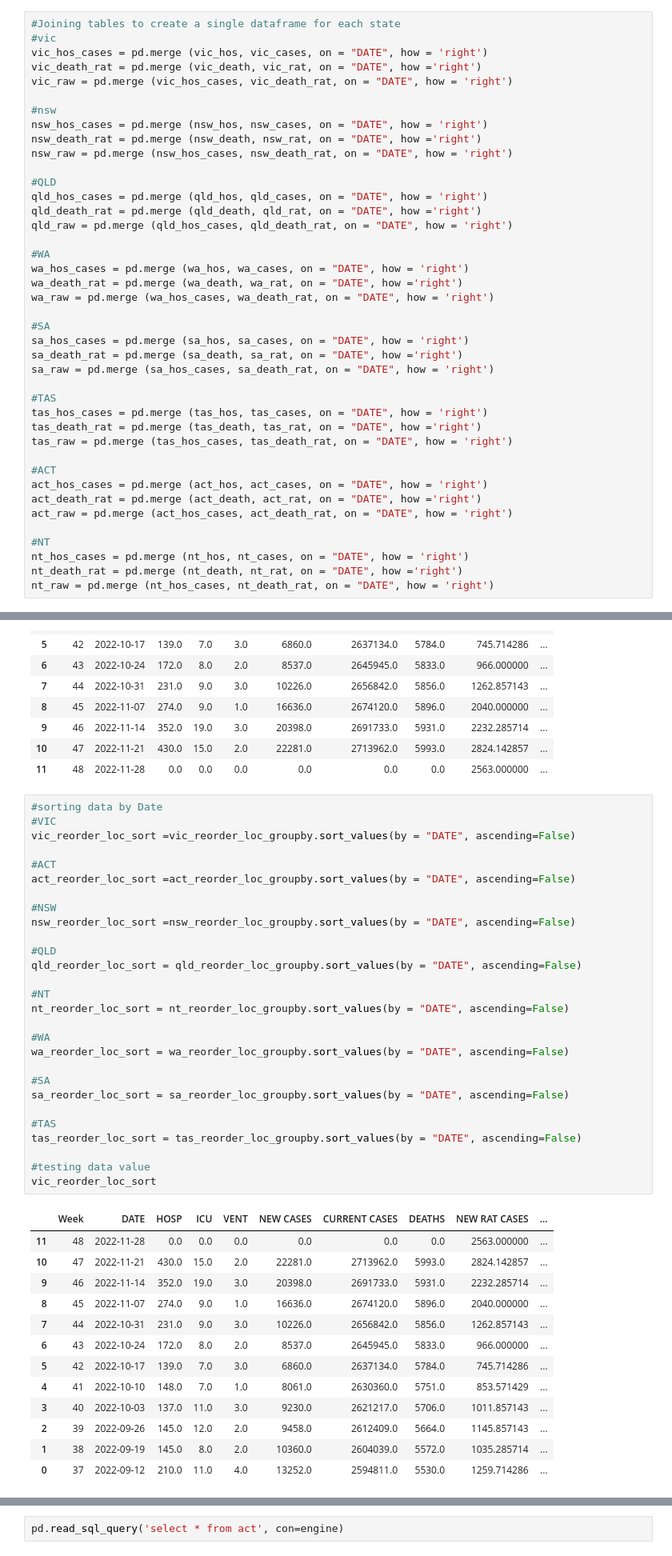
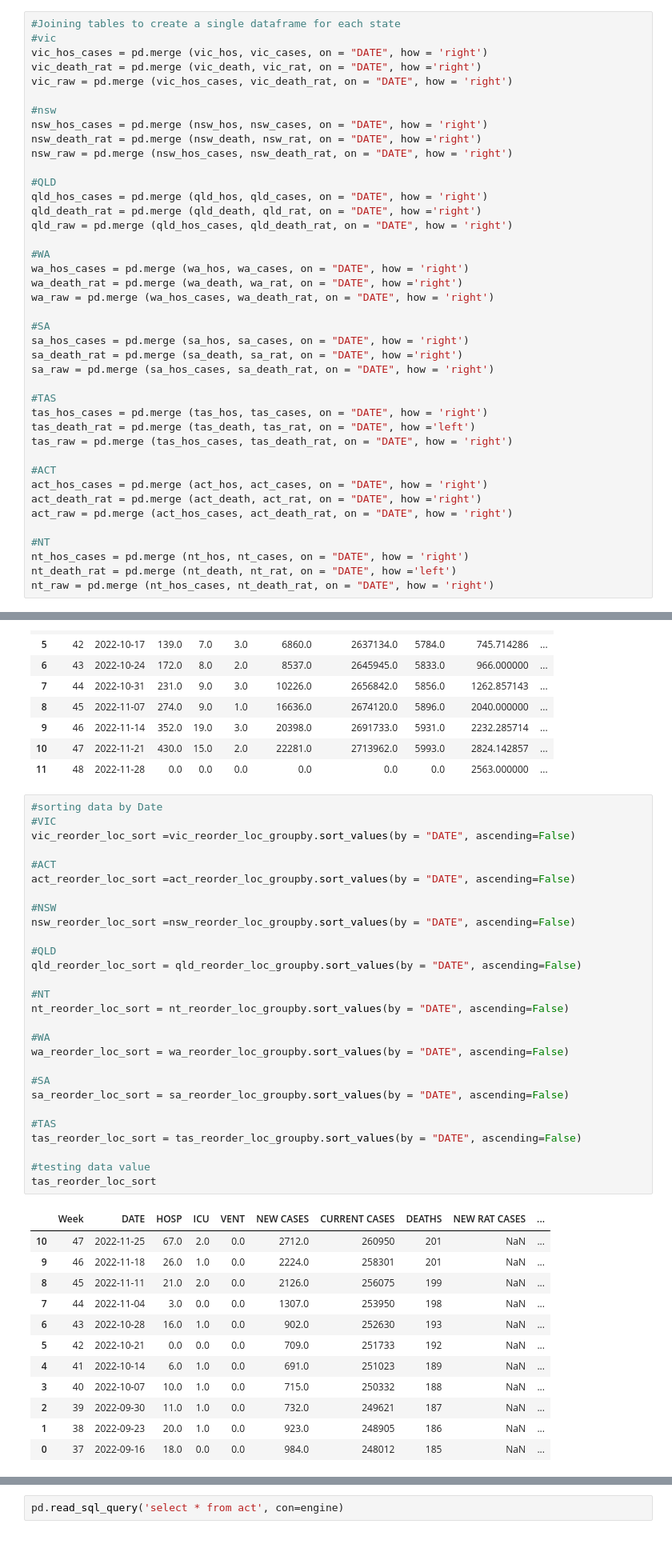
Before and after one commit to FrankMS3/COVID-Analysis, a Jupyter notebook: main.ipynb, the cells around one changed output, grey strips where cells are left out. Shown at 80% size. Cells and saved outputs as stored; diff of their text form.

```diff
--- a/main.ipynb
+++ b/main.ipynb
@@ -150,7 +150,7 @@ sa_raw = pd.merge (sa_hos_cases, sa_death_rat, on = "DATE", how = 'right')
 
 #TAS
 tas_hos_cases = pd.merge (tas_hos, tas_cases, on = "DATE", how = 'right')
-tas_death_rat = pd.merge (tas_death, tas_rat, on = "DATE", how ='right')
+tas_death_rat = pd.merge (tas_death, tas_rat, on = "DATE", how ='left')
 tas_raw = pd.merge (tas_hos_cases, tas_death_rat, on = "DATE", how = 'right')
 
 #ACT
@@ -160,7 +160,7 @@ act_raw = pd.merge (act_hos_cases, act_death_rat, on = "DATE", how = 'right')
 
 #NT
 nt_hos_cases = pd.merge (nt_hos, nt_cases, on = "DATE", how = 'right')
-nt_death_rat = pd.merge (nt_death, nt_rat, on = "DATE", how ='right')
+nt_death_rat = pd.merge (nt_death, nt_rat, on = "DATE", how ='left')
 nt_raw = pd.merge (nt_hos_cases, nt_death_rat, on = "DATE", how = 'right')
 # %%
 #rename & reorder columns name
@@ -413,42 +413,41 @@ vic_reorder_loc_groupby
 # %%
 #sorting data by Date
 #VIC
 vic_reorder_loc_sort =vic_reorder_loc_groupby.sort_values(by = "DATE", ascending=False)
 
 #ACT
 act_reorder_loc_sort =act_reorder_loc_groupby.sort_values(by = "DATE", ascending=False)
 
 #NSW
 nsw_reorder_loc_sort =nsw_reorder_loc_groupby.sort_values(by = "DATE", ascending=False)
 
 #QLD
 qld_reorder_loc_sort = qld_reorder_loc_groupby.sort_values(by = "DATE", ascending=False)
 
 #NT
 nt_reorder_loc_sort = nt_reorder_loc_groupby.sort_values(by = "DATE", ascending=False)
 
 #WA
 wa_reorder_loc_sort = wa_reorder_loc_groupby.sort_values(by = "DATE", ascending=False)
 
 #SA
 sa_reorder_loc_sort = sa_reorder_loc_groupby.sort_values(by = "DATE", ascending=False)
 
 #TAS
 tas_reorder_loc_sort = tas_reorder_loc_groupby.sort_values(by = "DATE", ascending=False)
 
 #testing data value
-vic_reorder_loc_sort
+tas_reorder_loc_sort
 # %% [output]
 |  | Week | DATE | HOSP | ICU | VENT | NEW CASES | CURRENT CASES | DEATHS | NEW RAT CASES | ... |
-| 11 | 48 | 2022-11-28 | 0.0 | 0.0 | 0.0 | 0.0 | 0.0 | 0.0 | 2563.000000 | ... |
-| 10 | 47 | 2022-11-21 | 430.0 | 15.0 | 2.0 | 22281.0 | 2713962.0 | 5993.0 | 2824.142857 | ... |
-| 9 | 46 | 2022-11-14 | 352.0 | 19.0 | 3.0 | 20398.0 | 2691733.0 | 5931.0 | 2232.285714 | ... |
-| 8 | 45 | 2022-11-07 | 274.0 | 9.0 | 1.0 | 16636.0 | 2674120.0 | 5896.0 | 2040.000000 | ... |
-| 7 | 44 | 2022-10-31 | 231.0 | 9.0 | 3.0 | 10226.0 | 2656842.0 | 5856.0 | 1262.857143 | ... |
-| 6 | 43 | 2022-10-24 | 172.0 | 8.0 | 2.0 | 8537.0 | 2645945.0 | 5833.0 | 966.000000 | ... |
-| 5 | 42 | 2022-10-17 | 139.0 | 7.0 | 3.0 | 6860.0 | 2637134.0 | 5784.0 | 745.714286 | ... |
-| 4 | 41 | 2022-10-10 | 148.0 | 7.0 | 1.0 | 8061.0 | 2630360.0 | 5751.0 | 853.571429 | ... |
-| 3 | 40 | 2022-10-03 | 137.0 | 11.0 | 3.0 | 9230.0 | 2621217.0 | 5706.0 | 1011.857143 | ... |
-| 2 | 39 | 2022-09-26 | 145.0 | 12.0 | 2.0 | 9458.0 | 2612409.0 | 5664.0 | 1145.857143 | ... |
-| 1 | 38 | 2022-09-19 | 145.0 | 8.0 | 2.0 | 10360.0 | 2604039.0 | 5572.0 | 1035.285714 | ... |
-| 0 | 37 | 2022-09-12 | 210.0 | 11.0 | 4.0 | 13252.0 | 2594811.0 | 5530.0 | 1259.714286 | ... |
+| 10 | 47 | 2022-11-25 | 67.0 | 2.0 | 0.0 | 2712.0 | 260950 | 201 | NaN | ... |
+| 9 | 46 | 2022-11-18 | 26.0 | 1.0 | 0.0 | 2224.0 | 258301 | 201 | NaN | ... |
+| 8 | 45 | 2022-11-11 | 21.0 | 2.0 | 0.0 | 2126.0 | 256075 | 199 | NaN | ... |
+| 7 | 44 | 2022-11-04 | 3.0 | 0.0 | 0.0 | 1307.0 | 253950 | 198 | NaN | ... |
+| 6 | 43 | 2022-10-28 | 16.0 | 1.0 | 0.0 | 902.0 | 252630 | 193 | NaN | ... |
+| 5 | 42 | 2022-10-21 | 0.0 | 0.0 | 0.0 | 709.0 | 251733 | 192 | NaN | ... |
+| 4 | 41 | 2022-10-14 | 6.0 | 1.0 | 0.0 | 691.0 | 251023 | 189 | NaN | ... |
+| 3 | 40 | 2022-10-07 | 10.0 | 1.0 | 0.0 | 715.0 | 250332 | 188 | NaN | ... |
+| 2 | 39 | 2022-09-30 | 11.0 | 1.0 | 0.0 | 732.0 | 249621 | 187 | NaN | ... |
+| 1 | 38 | 2022-09-23 | 20.0 | 1.0 | 0.0 | 923.0 | 248905 | 186 | NaN | ... |
+| 0 | 37 | 2022-09-16 | 18.0 | 0.0 | 0.0 | 984.0 | 248012 | 185 | NaN | ... |
```
Also changed, not shown: parts of 6 cells of this notebook, 3 other files.
